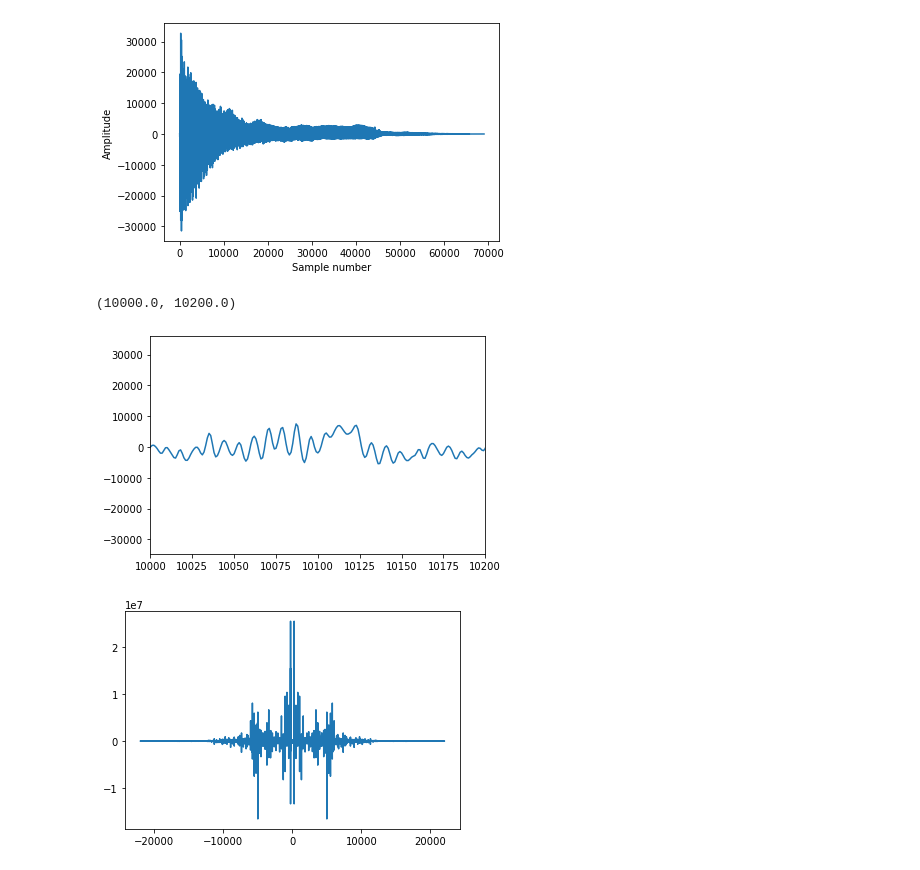
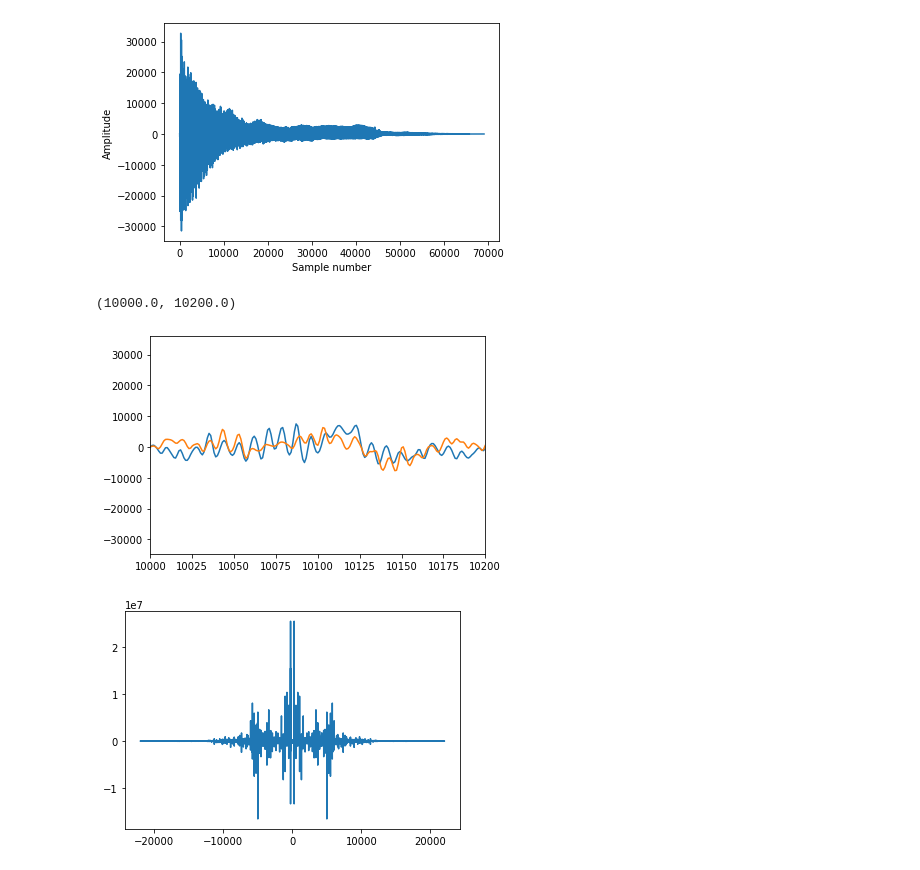
Before and after one commit to Chehlarov/Math-for-devs, a Jupyter notebook: Probability and Combinatorics Exercise.ipynb, the cells around one changed output. Drawn from its saved outputs; the diff is of its cells as text; code cells hidden in the pictures.

```diff
--- a/Probability and Combinatorics Exercise.ipynb
+++ b/Probability and Combinatorics Exercise.ipynb
@@ -342,10 +368,11 @@ plt.show()
 [figure]
 # %%
 plt.plot(left_channel)
+plt.plot(right_channel)
 plt.xlim(10000, 10200)
 # %% [output]
 (10000.0, 10200.0)
-[figure, old version]
+[figure, new version]
 # %%
 left_fft = fft(left_channel)
 
```
Also changed, not shown: parts of 7 cells of this notebook.
